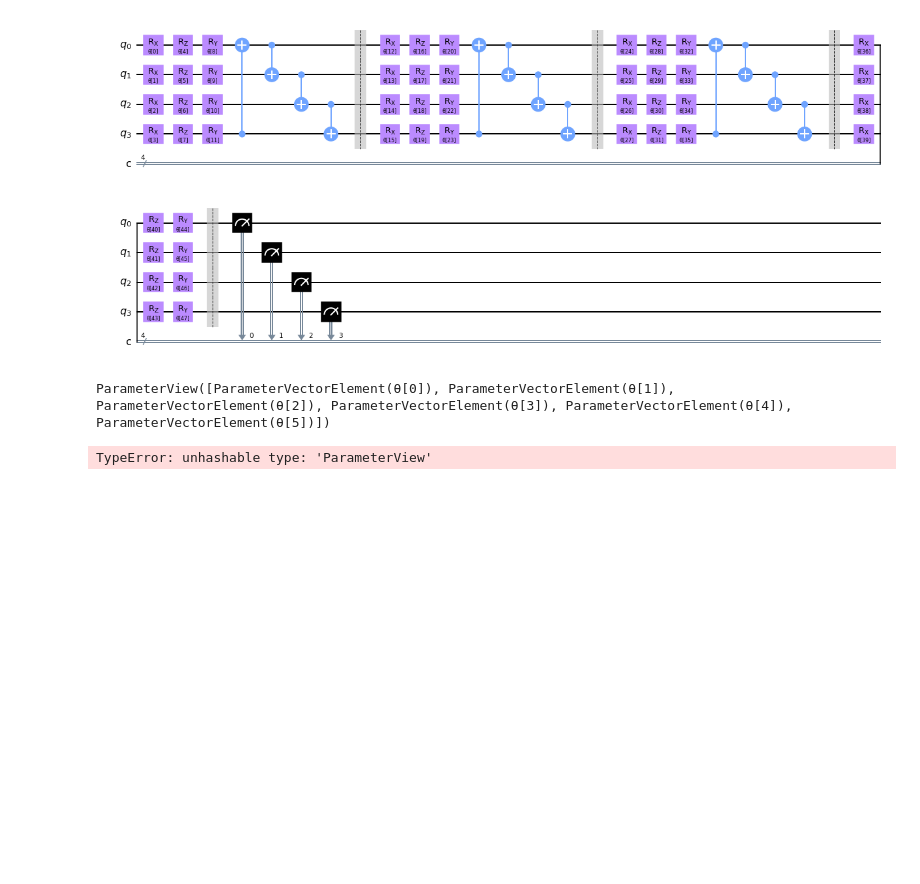
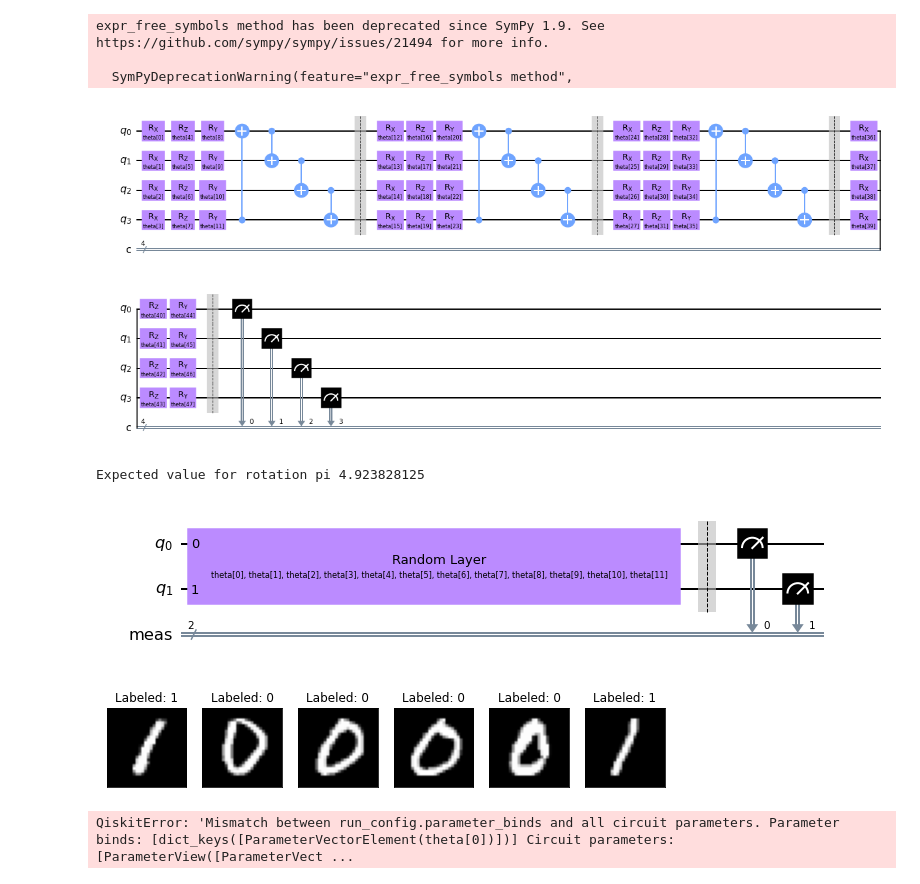
Before and after one commit to mattwright99/QMIND-VQC, a Jupyter notebook: src/RandomCircuit/quanvolutionalRandomCircuit.ipynb, the cells around one changed output. Cells and saved outputs as stored; diff of their text form; code cells hidden in the pictures; blank space fills up the shorter version.

```diff
--- a/src/RandomCircuit/quanvolutionalRandomCircuit.ipynb
+++ b/src/RandomCircuit/quanvolutionalRandomCircuit.ipynb
@@ -43,7 +51,7 @@ def quanvolutionESU2(N_dims, gates=['rx', 'rz'], reps=1, entanglement='circular'
 
     # Calculate the number of parameters we will need
     num_params = 2*len(gates)*N_dims*reps
-    parameters = ParameterVector('θ', num_params)
+    parameters = ParameterVector('theta', num_params)
     qc = QuantumCircuit(N_dims, name="EfficientSU2")
     start = 0
 
@@ -76,7 +84,11 @@ qc.compose(randomLayer(n, reps=3, to_gate=False, entanglement='circular'), inpla
 qc.measure(range(n), range(n))
 qc.draw('mpl')
 # %% [output]
+expr_free_symbols method has been deprecated since SymPy 1.9. See
+https://github.com/sympy/sympy/issues/21494 for more info.
+
+  SymPyDeprecationWarning(feature="expr_free_symbols method",
-[figure, old version]
+[figure, new version]
 # %%
 class QC:
     """
@@ -90,7 +102,7 @@ class QC:
 
         all_qubits = [i for i in range(n_qubits)]
         self.theta = self._circuit.parameters
-        print(self.theta)
+        self.nParams = self._circuit.num_parameters
 
 
         self._circuit.measure_all()
@@ -104,7 +116,7 @@ class QC:
                          self.backend)
         qobj = assemble(t_qc,
                         shots=self.shots,
-                        parameter_binds = [{self.theta: theta} for theta in thetas])
+                        parameter_binds = [{self.theta[i]: theta for i,theta in enumerate(thetas)}])
         job = self.backend.run(qobj)
         result = job.result().get_counts()
 
@@ -118,10 +130,10 @@ class QC:
 
         return np.array([expectation])
 # %%
-backend = Aer.get_backend('aer_simulator')
-qc = QC(1, backend, 1024)
-print('Expected value for rotation pi {}'.format(qc.run([np.pi])[0]))
+backend = Aer.get_backend('qasm_simulator')
+qc = QC(2, backend, 1024)
+print('Expected value for rotation pi {}'.format(qc.run([i*np.pi/3 for i in range(qc.nParams)])[0]))
 qc._circuit.draw('mpl')
 # %% [output]
-ParameterView([ParameterVectorElement(θ[0]), ParameterVectorElement(θ[1]), ParameterVectorElement(θ[2]), ParameterVectorElement(θ[3]), ParameterVectorElement(θ[4]), ParameterVectorElement(θ[5])])
+Expected value for rotation pi 4.923828125
-TypeError: unhashable type: 'ParameterView'
+[figure, added]
@@ -127,0 +200,17 @@ TypeError: unhashable type: 'ParameterView'
+# %%
+n_samples_show = 6
+
+data_iter = iter(train_loader)
+fig, axes = plt.subplots(nrows=1, ncols=n_samples_show, figsize=(10, 3))
+
+while n_samples_show > 0:
+    images, targets = data_iter.__next__()
+
+    axes[n_samples_show - 1].imshow(images[0].numpy().squeeze(), cmap='gray')
+    axes[n_samples_show - 1].set_xticks([])
+    axes[n_samples_show - 1].set_yticks([])
+    axes[n_samples_show - 1].set_title("Labeled: {}".format(targets.item()))
+
+    n_samples_show -= 1
+# %% [output]
+[figure, added]
@@ -127,0 +252,28 @@ TypeError: unhashable type: 'ParameterView'
+# %%
+model = Net()
+optimizer = optim.Adam(model.parameters(), lr=0.001)
+loss_func = nn.NLLLoss()
+
+epochs = 20
+loss_list = []
+
+model.train()
+for epoch in range(epochs):
+    total_loss = []
+    for batch_idx, (data, target) in enumerate(train_loader):
+        optimizer.zero_grad()
+        # Forward pass
+        output = model(data)
+        # Calculating loss
+        loss = loss_func(output, target)
+        # Backward pass
+        loss.backward()
+        # Optimize the weights
+        optimizer.step()
+
+        total_loss.append(loss.item())
+    loss_list.append(sum(total_loss)/len(total_loss))
+    print('Training [{:.0f}%]\tLoss: {:.4f}'.format(
+        100. * (epoch + 1) / epochs, loss_list[-1]))
+# %% [output]
+QiskitError: 'Mismatch between run_config.parameter_binds and all circuit parameters. Parameter binds: [dict_keys([ParameterVectorElement(theta[0])])] Circuit parameters: [ParameterView([ParameterVect ...
```
Also changed, not shown: parts of 5 cells of this notebook.
